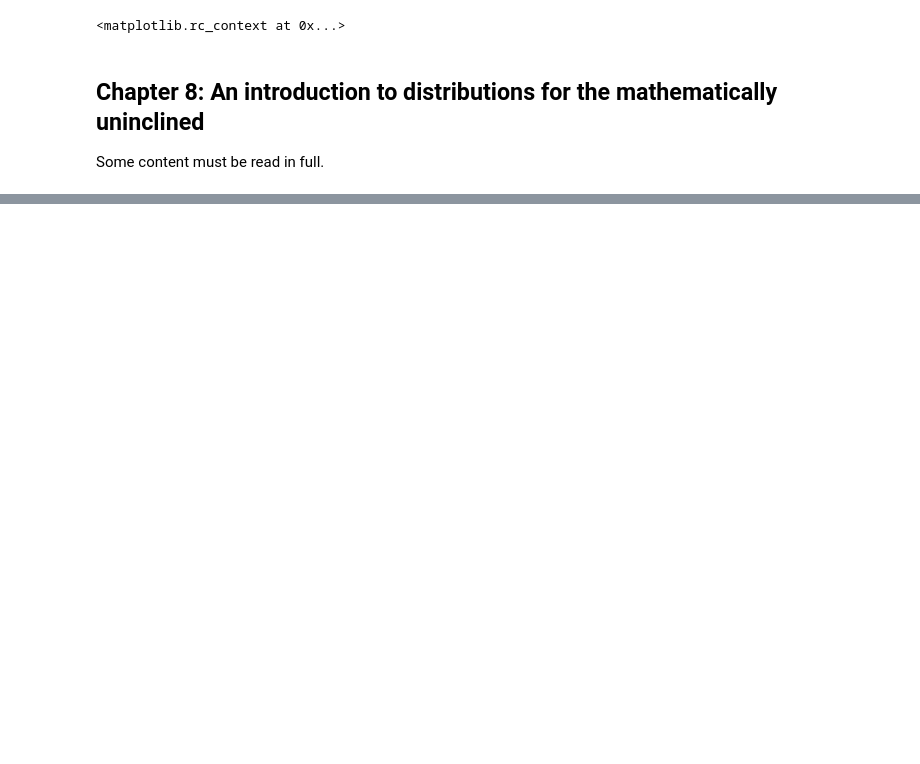
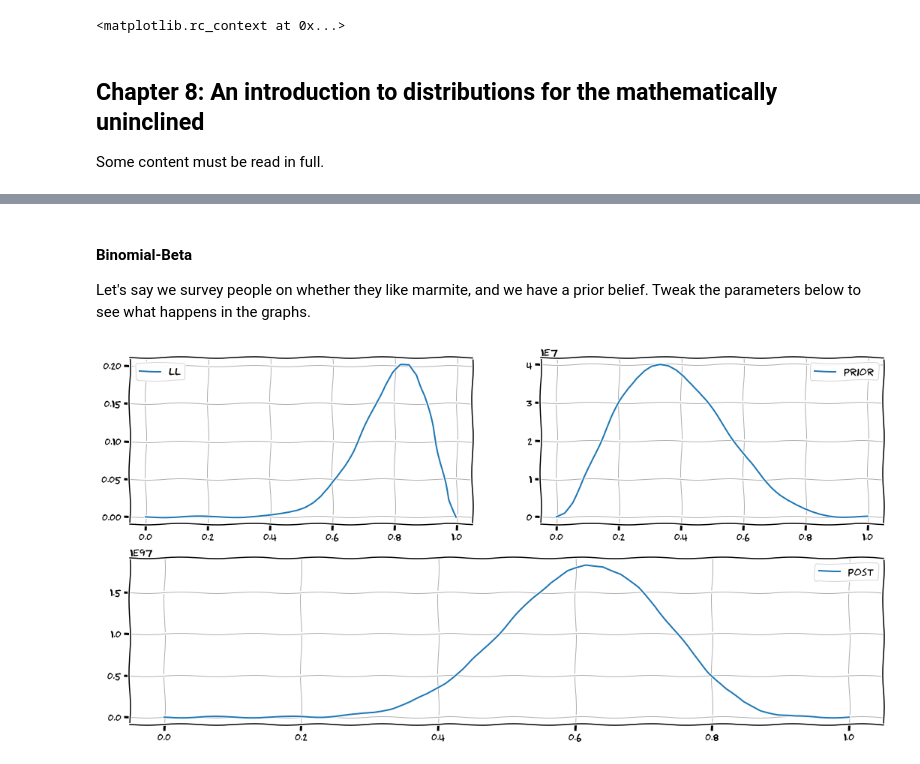
Before and after one commit to cjjob/sgbs_extra, a Jupyter notebook: notebooks/sect3_analytic_methods.ipynb, the cells around one changed output, grey strips where cells are left out. Cells and saved outputs as stored; diff of their text form; code cells hidden in the pictures; blank space fills up the shorter version.

Commit message:
Notes on chapter 10 conj priors done

```diff
--- a/notebooks/sect3_analytic_methods.ipynb
+++ b/notebooks/sect3_analytic_methods.ipynb
@@ -17,0 +31,59 @@ Some content must be read in full.
+# %% [markdown]
+#### Binomial-Beta
+
+Let's say we survey people on whether they like marmite, and we have a prior belief. Tweak the parameters below to see what happens in the graphs.
+# %%
+n = 10 # survey size
+k = 8 # 'yes' to liking marmite
+
+# beta prior params - look at the graph to see what they do
+alpha = 3
+beta = 5
+
+#### Likelihood
+theta_ll = np.linspace(0, 1, 40)
+ll = scipy.special.binom(n, k) * theta_ll**n * (1-theta_ll)**(n-k)
+
+#### Prior
+theta_p = np.linspace(0, 1, 40)
+numerator = theta_p**(alpha-1) * (1-theta_p)**(beta-1)
+B = ( scipy.special.gamma(alpha) * scipy.special.gamma(beta)
+            / scipy.special.gamma(alpha * beta) )
+res = numerator / B
+
+#### Posterior
+theta_post = np.linspace(0, 1, 40)
+
+alpha_prime = alpha + k
+beta_prime = beta + n - k
+num_post = theta_post**(alpha_prime-1) * (1-theta_post)**(beta_prime-1)
+B_post = ( scipy.special.gamma(alpha_prime) * scipy.special.gamma(beta_prime)
+            / scipy.special.gamma(alpha_prime * beta_prime) )
+post = num_post / B_post
+
+
+# Set up plotting objects
+fig = plt.figure(figsize=(18, 9))
+gs = fig.add_gridspec(2,2)
+
+# LL 1x1 top left
+fig_ax1 = fig.add_subplot(gs[0,0])
+fig_ax1.plot(theta_ll, ll, label='ll')
+
+# Prior 1x1 top right
+fig_ax2 = fig.add_subplot(gs[0,1])
+fig_ax2.plot(theta_p, res, label='prior')
+
+# Posterior 1x2 bottom row
+fig_ax3 = fig.add_subplot(gs[1, :])
+fig_ax3.plot(theta_post, post, label='post')
+
+
+# Extras
+for f in [fig_ax1, fig_ax2, fig_ax3]:
+    f.grid(True, linewidth=1)
+    f.legend(fontsize=14)
+
+plt.show()
+# %% [output]
+[figure, added]
```
Also changed, not shown: parts of 8 cells of this notebook.
